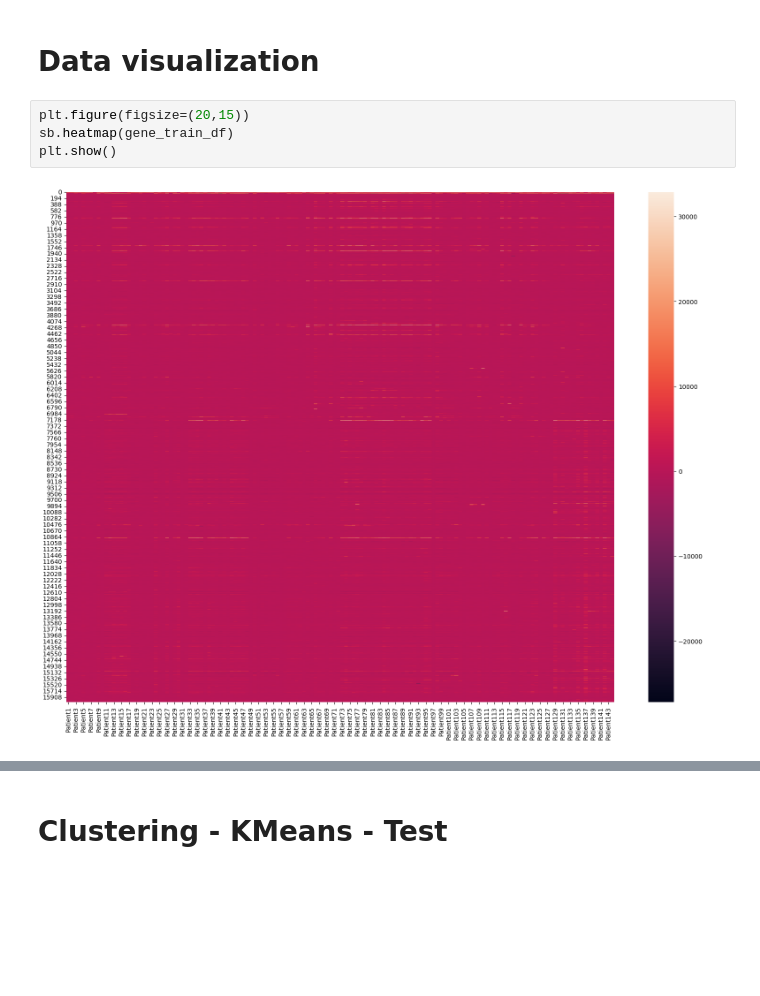
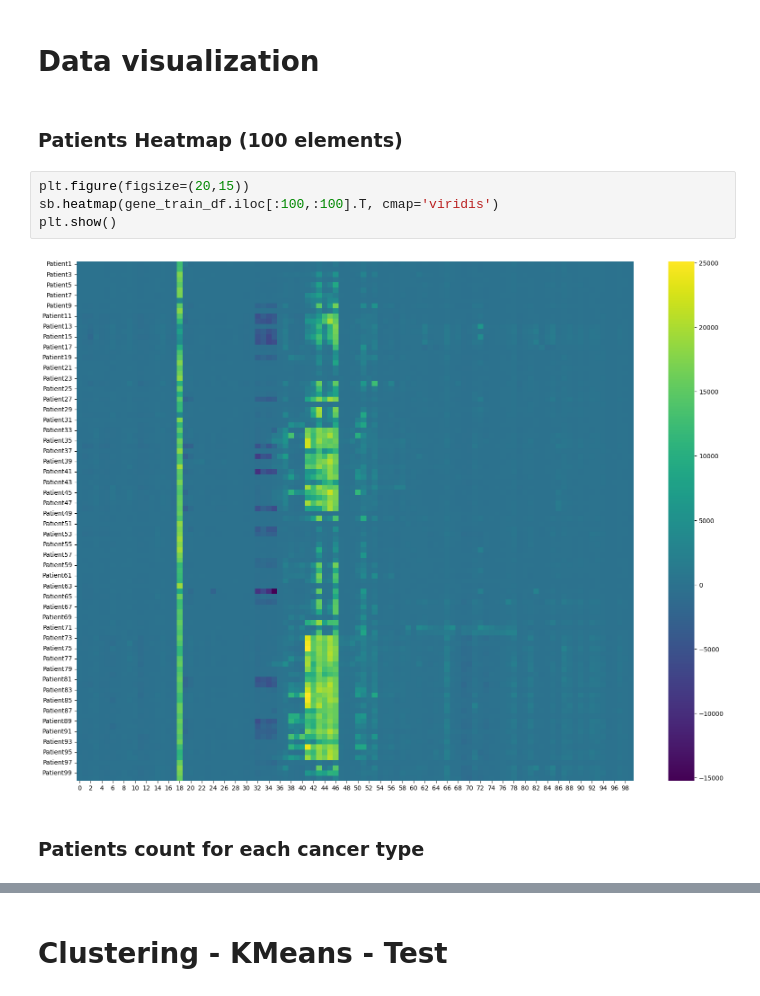
Before and after one commit to matteoForoni/sl-exercise6, a Jupyter notebook: sl-ex5-clustering-foroni.ipynb, the cells around one changed output, grey strips where cells are left out. Cells and saved outputs as stored; diff of their text form; blank space fills up the shorter version.

```diff
--- a/sl-ex5-clustering-foroni.ipynb
+++ b/sl-ex5-clustering-foroni.ipynb
@@ -191,9 +198,13 @@ cancer_labels = [
 ]
 # %% [markdown]
 # Data visualization
+# %% [markdown]
+### Patients Heatmap (100 elements)
 # %%
 plt.figure(figsize=(20,15))
-sb.heatmap(gene_train_df)
+sb.heatmap(gene_train_df.iloc[:100,:100].T, cmap='viridis')
 plt.show()
 # %% [output]
-[figure, old version]
+[figure, new version]
+# %% [markdown]
+### Patients count for each cancer type
```
Also changed, not shown: parts of 35 cells of this notebook.
